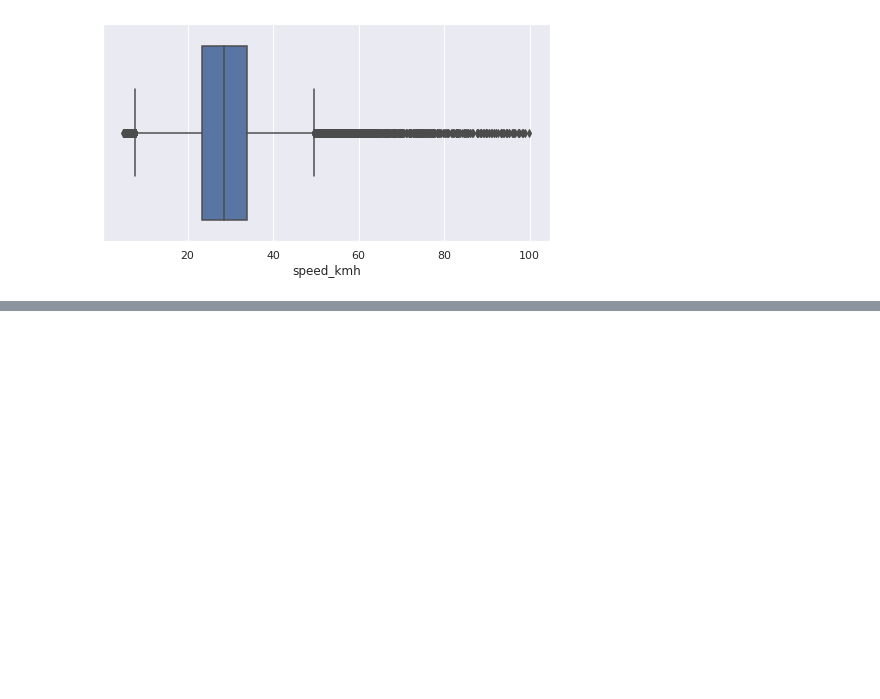
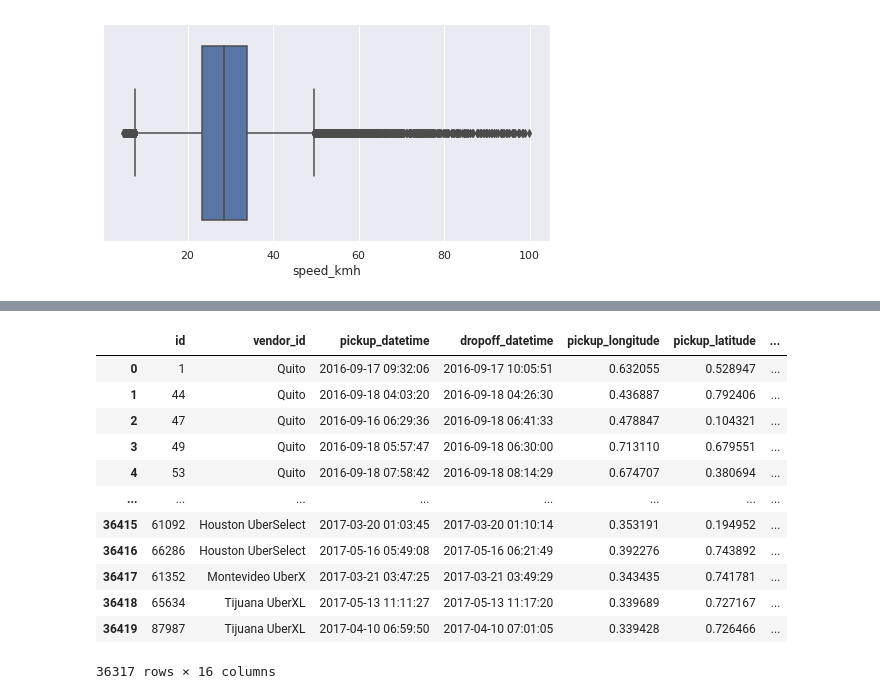
Before and after one commit to frfusch21/DTS_GGU_5, a Jupyter notebook: GGU5_Elisabeth.ipynb, the cells around one changed output, grey strips where cells are left out. Saved outputs shown, nothing was run; the diff lists cells and outputs as text; code cells hidden in the pictures; blank space fills up the shorter version.

```diff
--- a/GGU5_Elisabeth.ipynb
+++ b/GGU5_Elisabeth.ipynb
@@ -286,0 +415,18 @@ sns.boxplot(x='speed_kmh', data=data)
+# %%
+df_gab = df_all.merge(tarif2, how='inner', on='vendor_id')
+df_gab= df_gab.dropna()
+df_gab
+# %% [output]
+|  | id | vendor_id | pickup_datetime | dropoff_datetime | pickup_longitude | pickup_latitude | ... |
+| 0 | 1 | Quito | 2016-09-17 09:32:06 | 2016-09-17 10:05:51 | 0.632055 | 0.528947 | ... |
+| 1 | 44 | Quito | 2016-09-18 04:03:20 | 2016-09-18 04:26:30 | 0.436887 | 0.792406 | ... |
+| 2 | 47 | Quito | 2016-09-16 06:29:36 | 2016-09-18 06:41:33 | 0.478847 | 0.104321 | ... |
+| 3 | 49 | Quito | 2016-09-18 05:57:47 | 2016-09-18 06:30:00 | 0.713110 | 0.679551 | ... |
+| 4 | 53 | Quito | 2016-09-18 07:58:42 | 2016-09-18 08:14:29 | 0.674707 | 0.380694 | ... |
+| ... | ... | ... | ... | ... | ... | ... | ... |
+| 36415 | 61092 | Houston UberSelect | 2017-03-20 01:03:45 | 2017-03-20 01:10:14 | 0.353191 | 0.194952 | ... |
+| 36416 | 66286 | Houston UberSelect | 2017-05-16 05:49:08 | 2017-05-16 06:21:49 | 0.392276 | 0.743892 | ... |
+| 36417 | 61352 | Montevideo UberX | 2017-03-21 03:47:25 | 2017-03-21 03:49:29 | 0.343435 | 0.741781 | ... |
+| 36418 | 65634 | Tijuana UberXL | 2017-05-13 11:11:27 | 2017-05-13 11:17:20 | 0.339689 | 0.727167 | ... |
+| 36419 | 87987 | Tijuana UberXL | 2017-04-10 06:59:50 | 2017-04-10 07:01:05 | 0.339428 | 0.726466 | ... |
+36317 rows × 16 columns
```
Also changed, not shown: parts of 29 cells of this notebook.
